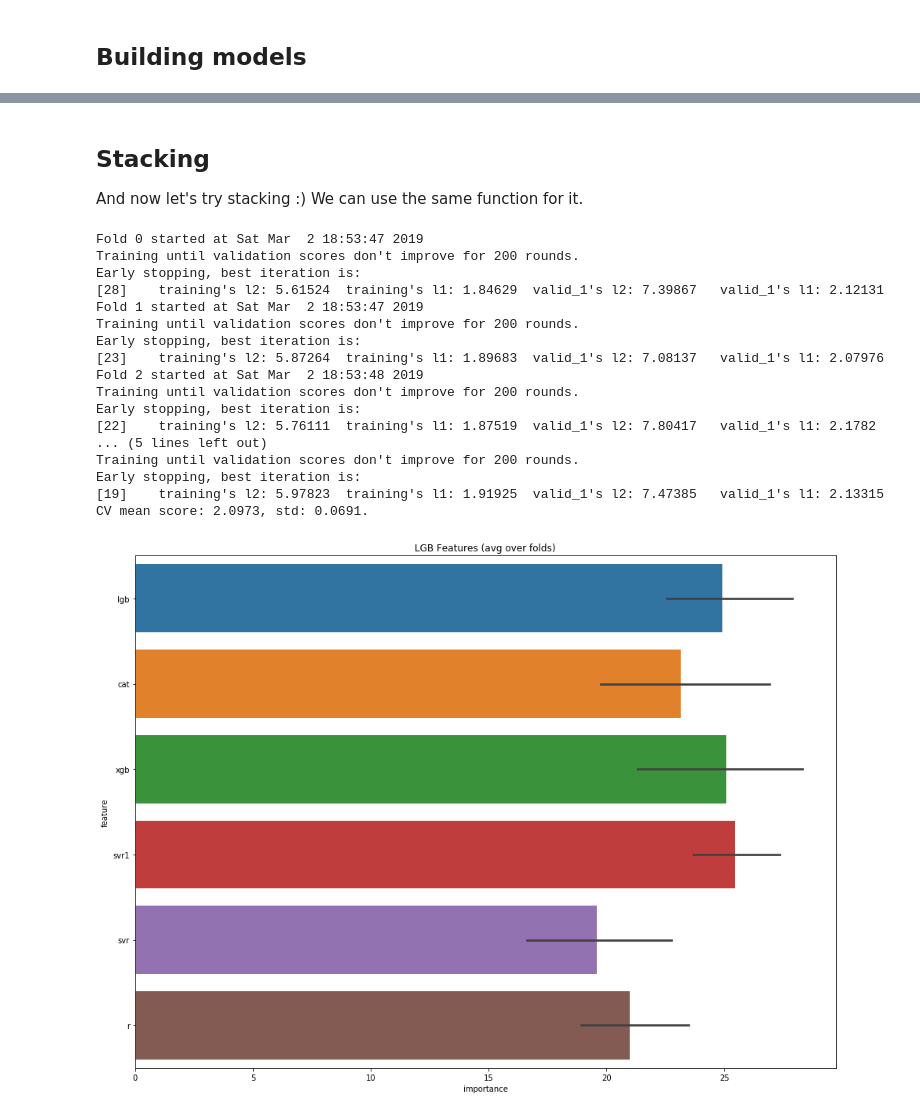
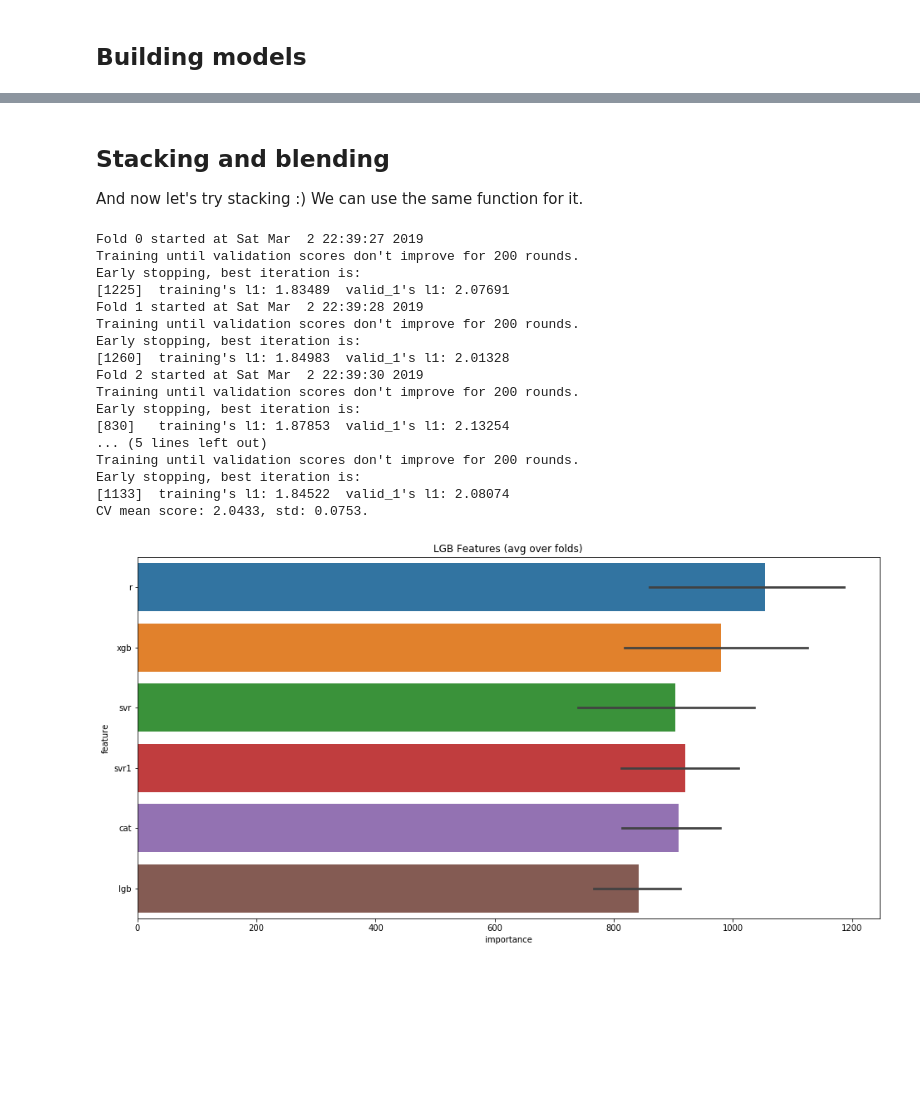
Before and after one commit to ricarddelgado/lanl-earthquake-kaggle, a Jupyter notebook: 3. Earthquakes FE - More features and samples (TODO).ipynb, the cells around one changed output, grey strips where cells are left out. Drawn from its saved outputs; the diff is of its cells as text; code cells hidden in the pictures; blank space fills up the shorter version.

```diff
--- a/3. Earthquakes FE - More features and samples (TODO).ipynb
+++ b/3. Earthquakes FE - More features and samples (TODO).ipynb
@@ -692,4 +555,5 @@ CV mean score: 2.0439, std: 0.0759.
 # %%
 params = {'loss_function':'MAE'}
-oof_cat, prediction_cat = train_model(X=X_train_scaled, X_test=X_test_scaled, params=params, model_type='cat')
+oof_cat, prediction_cat, score_cat = train_model(X=X_train_scaled, X_test=X_test_scaled, params=params,
+                                                 model_type='cat')
 # %% [output]
@@ -702,4 +566,5 @@ CV mean score: 2.0233, std: 0.0660.
 # %%
 model = KernelRidge(kernel='rbf', alpha=0.1, gamma=0.01)
-oof_r, prediction_r = train_model(X=X_train_scaled, X_test=X_test_scaled, params=None, model_type='sklearn', model=model)
+oof_r, prediction_r, score_r = train_model(X=X_train_scaled, X_test=X_test_scaled, params=None,
+                                  model_type='sklearn', model=model)
 # %% [output]
@@ -722,32 +587,44 @@ CV mean score: 2.1638, std: 0.0768.
 # %% [markdown]
-## Stacking
+## Stacking and blending
 And now let's try stacking :) We can use the same function for it.
 # %%
 train_stack = np.vstack([oof_lgb, oof_xgb, oof_svr, oof_svr1, oof_r, oof_cat]).transpose()
 train_stack = pd.DataFrame(train_stack, columns = ['lgb', 'xgb', 'svr', 'svr1', 'r', 'cat'])
-test_stack = np.vstack([prediction_lgb, prediction_xgb, prediction_svr, prediction_svr1, prediction_r, prediction_cat]).transpose()
+test_stack = np.vstack([prediction_lgb, prediction_xgb, prediction_svr, prediction_svr1, prediction_r,
+                        prediction_cat]).transpose()
 test_stack = pd.DataFrame(test_stack)
 # %%
-oof_lgb_stack, prediction_lgb_stack, feature_importance = train_model(X=train_stack, X_test=test_stack, params=params, model_type='lgb', plot_feature_importance=True)
+oof_lgb_stack, prediction_lgb_stack, score_stack, feature_importance = train_model(X=train_stack,
+                                                                                   X_test=test_stack,
+                                                                                   params=params,
+                                                                                   model_type='lgb')
 # %% [output]
-Fold 0 started at Sat Mar  2 18:53:47 2019
+Fold 0 started at Sat Mar  2 22:39:27 2019
 Training until validation scores don't improve for 200 rounds.
 Early stopping, best iteration is:
-[28]    training's l2: 5.61524  training's l1: 1.84629  valid_1's l2: 7.39867   valid_1's l1: 2.12131
-Fold 1 started at Sat Mar  2 18:53:47 2019
+[1225]  training's l1: 1.83489  valid_1's l1: 2.07691
+Fold 1 started at Sat Mar  2 22:39:28 2019
 Training until validation scores don't improve for 200 rounds.
 Early stopping, best iteration is:
-[23]    training's l2: 5.87264  training's l1: 1.89683  valid_1's l2: 7.08137   valid_1's l1: 2.07976
-Fold 2 started at Sat Mar  2 18:53:48 2019
+[1260]  training's l1: 1.84983  valid_1's l1: 2.01328
+Fold 2 started at Sat Mar  2 22:39:30 2019
 Training until validation scores don't improve for 200 rounds.
 Early stopping, best iteration is:
-[22]    training's l2: 5.76111  training's l1: 1.87519  valid_1's l2: 7.80417   valid_1's l1: 2.1782
+[830]   training's l1: 1.87853  valid_1's l1: 2.13254
 ... (5 lines left out)
 Training until validation scores don't improve for 200 rounds.
 Early stopping, best iteration is:
-[19]    training's l2: 5.97823  training's l1: 1.91925  valid_1's l2: 7.47385   valid_1's l1: 2.13315
-CV mean score: 2.0973, std: 0.0691.
+[1133]  training's l1: 1.84522  valid_1's l1: 2.08074
+CV mean score: 2.0433, std: 0.0753.
-[figure, removed]
+# %%
+cols = feature_importance[["feature", "importance"]].groupby("feature").mean().sort_values(
+    by="importance", ascending=False).index
+best_features = feature_importance.loc[feature_importance.feature.isin(cols)]
+plt.figure(figsize=(16, 8));
+sns.barplot(x="importance", y="feature", data=best_features.sort_values(by="importance", ascending=False));
+plt.title('LGB Features (avg over folds)');
+# %% [output]
+[figure, added]
 # %%
 plt.figure(figsize=(18, 8))
 plt.subplot(3, 3, 1)
```
Also changed, not shown: parts of 28 cells of this notebook, 1 other file.
